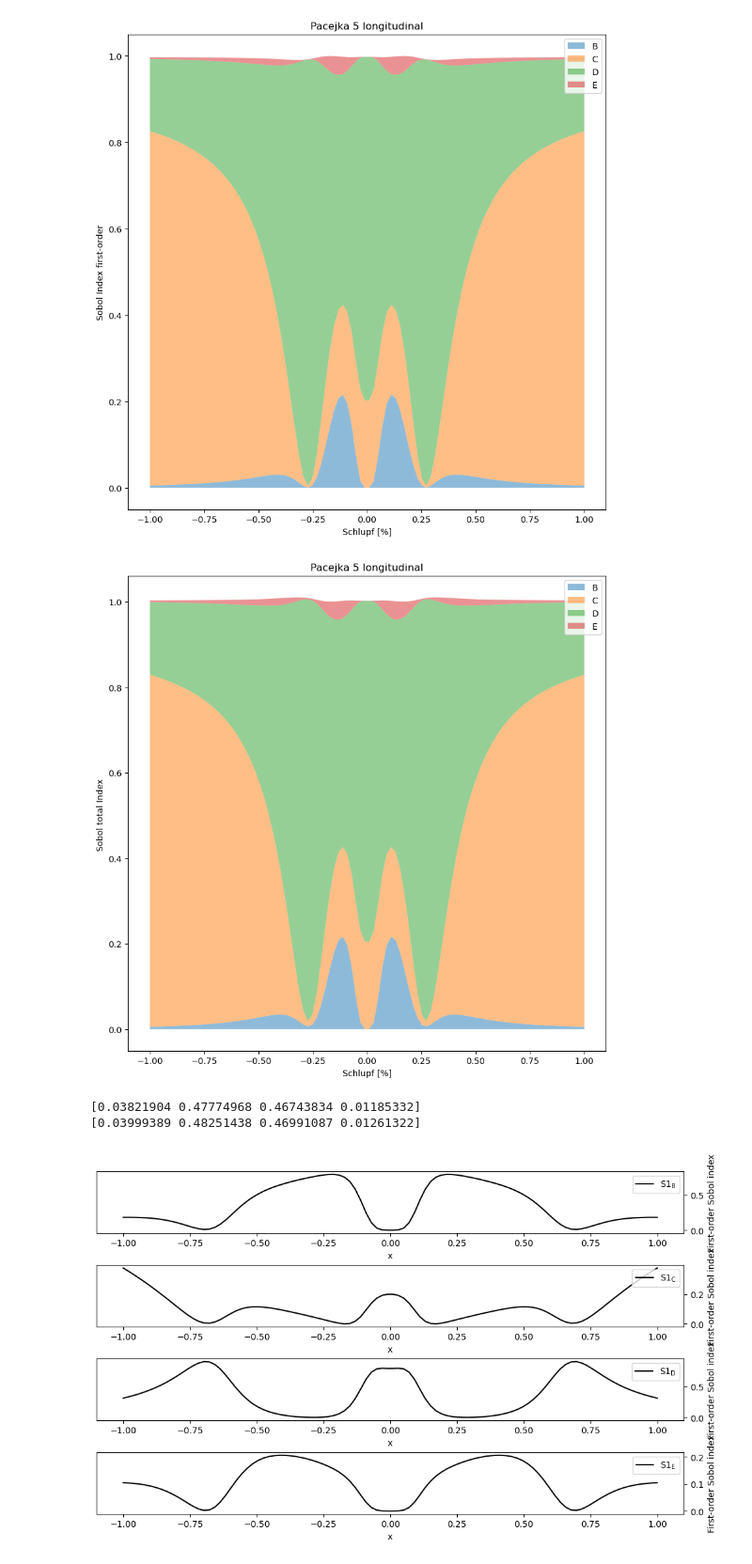
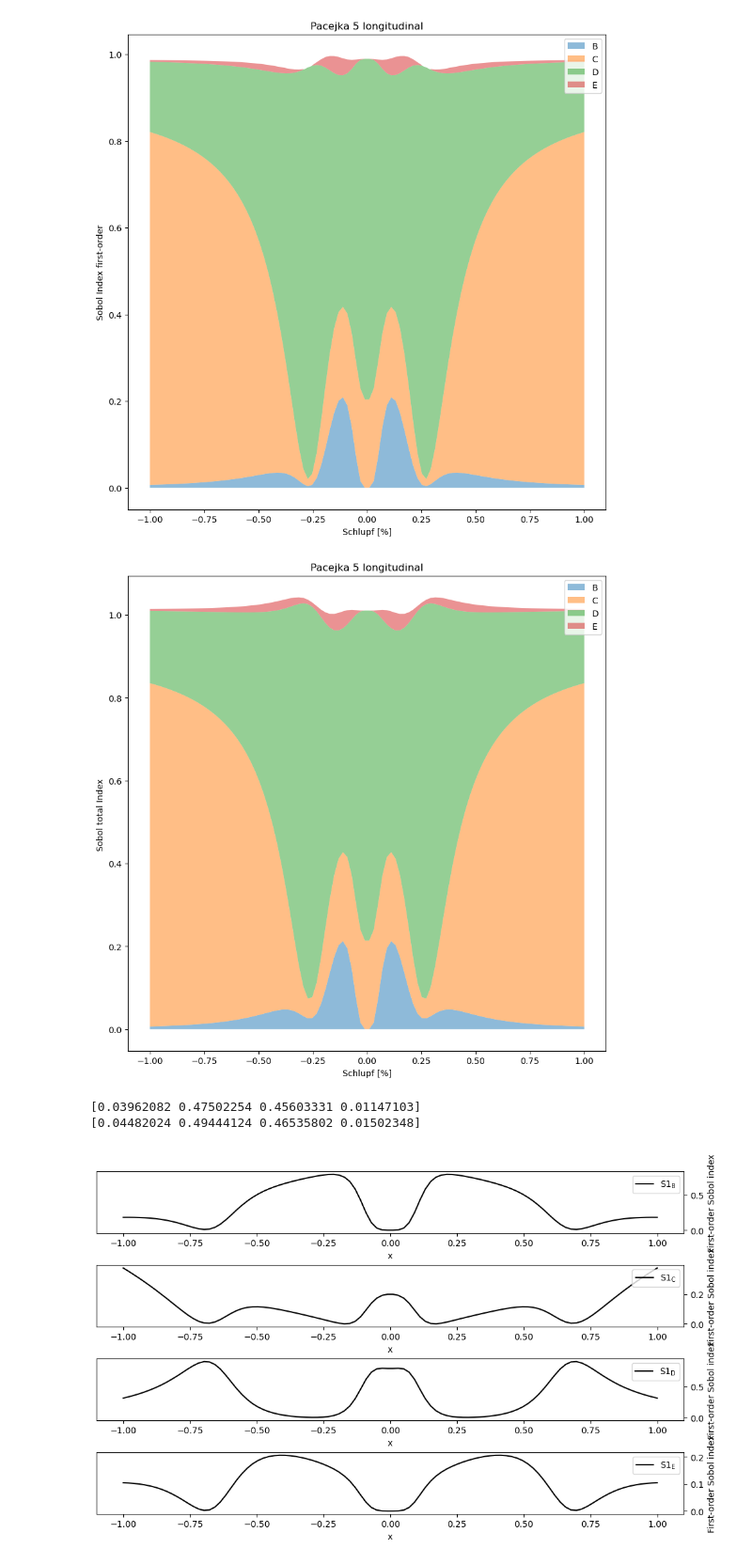
Before and after one commit to BenediktRuhland/SA-Tire-model, a Jupyter notebook: global SA/globalSA_saltelli.ipynb, the cells around one changed output. Shown: that part at 94% size. Drawn from its saved outputs; the diff is of its cells as text; code cells hidden in the pictures.

```diff
--- a/global SA/globalSA_saltelli.ipynb
+++ b/global SA/globalSA_saltelli.ipynb
@@ -28,7 +28,7 @@ def Pacejka5_long_fit(SL,B,C,D,E):
 
     return Fx
 params_SA_Fx = [-9.06434405,  1.60162373, -1.72069169, -0.80265574]
-s=0.1
+s=0.2
 sp = ProblemSpec( {
     'num_vars': 4,
     'names': ['B', 'C', 'D', 'E'],
@@ -145,7 +145,7 @@ print(ST_mean)
-[figure, old version]
+[figure, new version]
-[figure, old version]
+[figure, new version]
-[0.03821904 0.47774968 0.46743834 0.01185332]
-[0.03999389 0.48251438 0.46991087 0.01261322]
+[0.03962082 0.47502254 0.45603331 0.01147103]
+[0.04482024 0.49444124 0.46535802 0.01502348]
 # %%
 #same SA for Pacejka5 lateral
 
```
Also changed, not shown: parts of 1 cell of this notebook, 6 other files.
